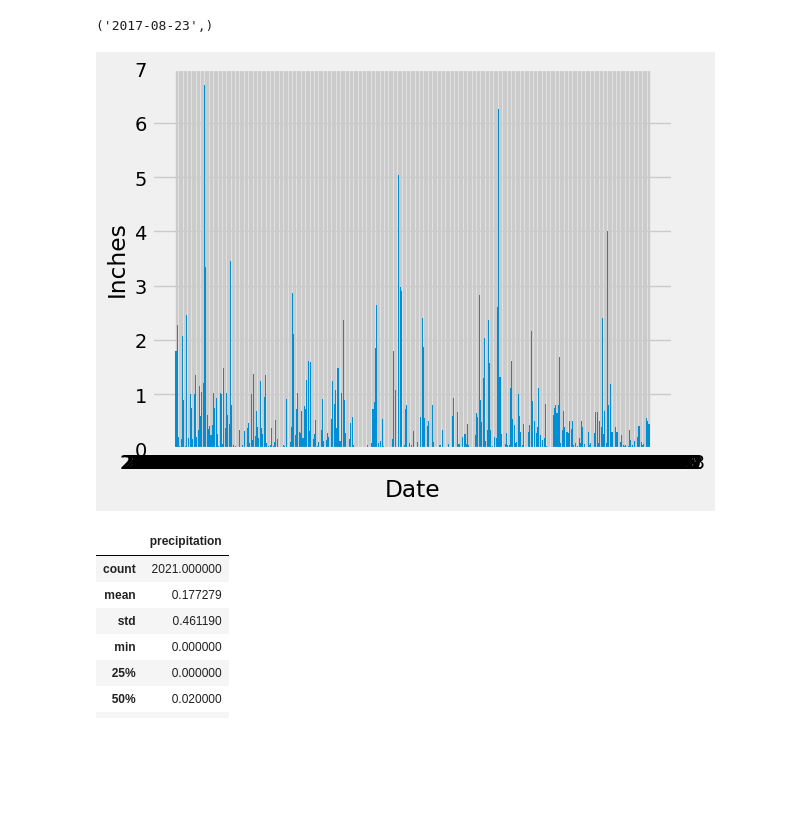
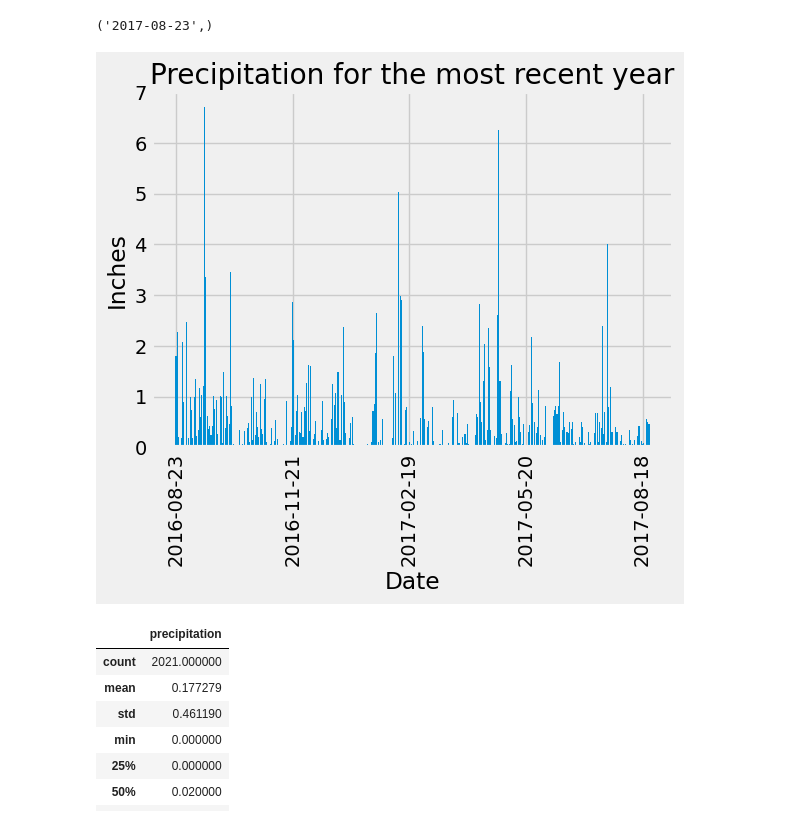
Before and after one commit to Walgama123/sqlalchemy-challenge, a Jupyter notebook: SurfsUp/climate_starter.ipynb, the cells around one changed output. Cells and saved outputs as stored; diff of their text form; code cells hidden in the pictures; blank space fills up the shorter version.

```diff
--- a/SurfsUp/climate_starter.ipynb
+++ b/SurfsUp/climate_starter.ipynb
@@ -53,35 +53,50 @@ most_recent_date=datetime.strptime(most_recent_date, '%Y-%m-%d').date()
 # %%
 # Design a query to retrieve the last 12 months of precipitation data and plot the results.
 # Starting from the most recent data point in the database.
 
 # Calculate the date one year from the last date in data set.
 previous_year_date= most_recent_date- dt.timedelta(days=365)
 
 # Perform a query to retrieve the data and precipitation scores
 #query = "select([Measurement]).where(Measurement.c.date.between(previous_year_date, most_recent_date))"
 result = session.query(Measurement.date,Measurement.prcp)\
                 .where(Measurement.date.between(previous_year_date, most_recent_date))\
                 .order_by(desc(Measurement.date))
 
 # Save the query results as a Pandas DataFrame. Explicitly set the column names
 precipitation_df=pd.DataFrame(result)
 precipitation_df.rename(columns={'prcp': 'precipitation'}, inplace=True)
 
 # Sort the dataframe by date
 precipitation_df = precipitation_df.sort_values(by='date', ascending=True)
+precipitation_df.set_index('date')
+
+#Find the xticks (quarters)
+mindate=datetime.strptime(precipitation_df['date'].min(), '%Y-%m-%d').date()
+maxdate=datetime.strptime(precipitation_df['date'].max(), '%Y-%m-%d').date()
+quarters=[]
+
+quarters.append(mindate.strftime("%Y-%m-%d"))
+run = 'y'
+while run == 'y':
+    mindate= mindate+ dt.timedelta(days=90)
+    if mindate>maxdate:
+        run='no'
+    else:
+        quarters.append(mindate.strftime("%Y-%m-%d"))
 
 # Use Pandas Plotting with Matplotlib to plot the data
-categories =precipitation_df['date']
-values =precipitation_df['precipitation']
-plt.bar(categories,values)
+plt.bar(precipitation_df['date'], precipitation_df['precipitation'])
 plt.ylabel("Inches")
 plt.xlabel("Date")
+plt.title("Precipitation for the most recent year")
 plt.tight_layout()
 plt.ylim(0, 7)
-
+plt.xticks(quarters)
+plt.xticks(rotation=90)
 plt.show()
 # %% [output]
-[figure, old version]
+[figure, new version]
 # %%
 # Use Pandas to calculate the summary statistics for the precipitation data
 precipitation_df.describe()
```
Also changed, not shown: parts of 1 cell of this notebook.
